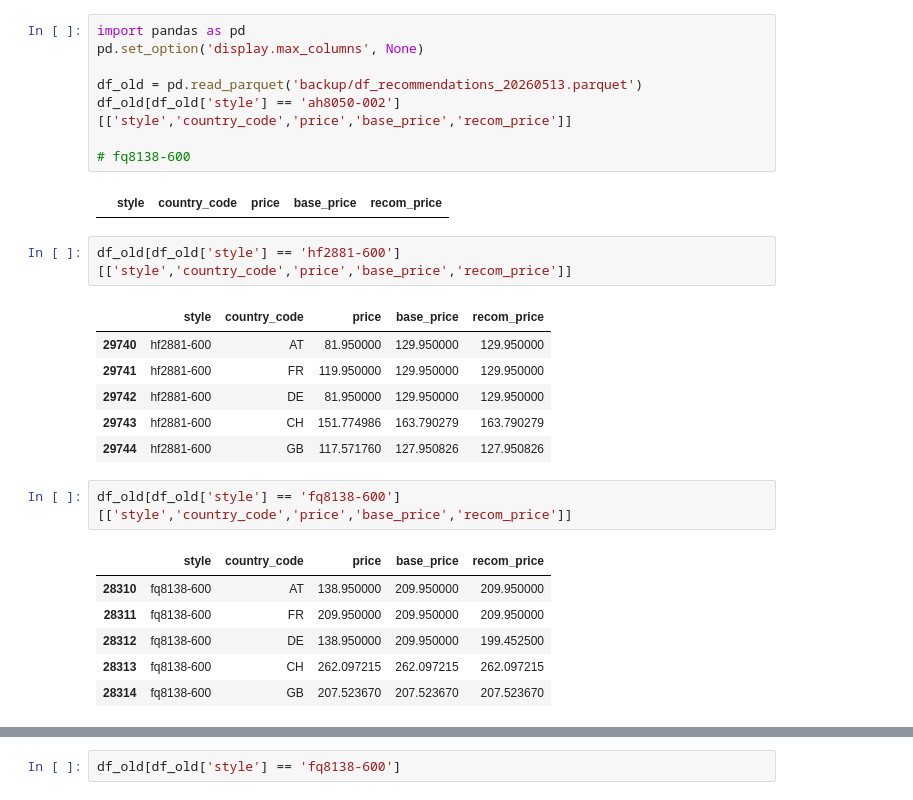
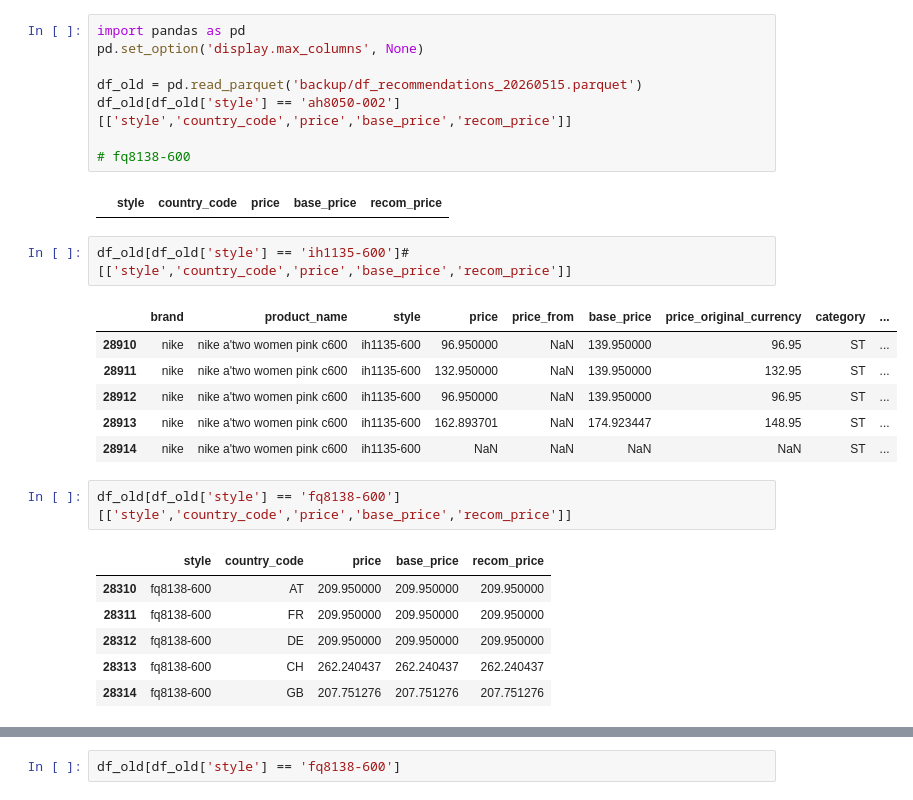
Before and after one commit to jurajkapasny/autopricing-kickz, a Jupyter notebook: kickz-dev.ipynb, the cells around one changed output, grey strips where cells are left out. Cells and saved outputs as stored; diff of their text form.

```diff
--- a/kickz-dev.ipynb
+++ b/kickz-dev.ipynb
@@ -105,27 +176,27 @@ df
 import pandas as pd
 pd.set_option('display.max_columns', None)
 
-df_old = pd.read_parquet('backup/df_recommendations_20260513.parquet')
+df_old = pd.read_parquet('backup/df_recommendations_20260515.parquet')
 df_old[df_old['style'] == 'ah8050-002'][['style','country_code','price','base_price','recom_price']]
 
 # fq8138-600
 # %% [output]
 |  | style | country_code | price | base_price | recom_price |
 # %%
-df_old[df_old['style'] == 'hf2881-600'][['style','country_code','price','base_price','recom_price']]
+df_old[df_old['style'] == 'ih1135-600']#[['style','country_code','price','base_price','recom_price']]
 # %% [output]
-|  | style | country_code | price | base_price | recom_price |
-| 29740 | hf2881-600 | AT | 81.950000 | 129.950000 | 129.950000 |
-| 29741 | hf2881-600 | FR | 119.950000 | 129.950000 | 129.950000 |
-| 29742 | hf2881-600 | DE | 81.950000 | 129.950000 | 129.950000 |
-| 29743 | hf2881-600 | CH | 151.774986 | 163.790279 | 163.790279 |
-| 29744 | hf2881-600 | GB | 117.571760 | 127.950826 | 127.950826 |
+|  | brand | product_name | style | price | price_from | base_price | price_original_currency | category | ... |
+| 28910 | nike | nike a'two women pink c600 | ih1135-600 | 96.950000 | NaN | 139.950000 | 96.95 | ST | ... |
+| 28911 | nike | nike a'two women pink c600 | ih1135-600 | 132.950000 | NaN | 139.950000 | 132.95 | ST | ... |
+| 28912 | nike | nike a'two women pink c600 | ih1135-600 | 96.950000 | NaN | 139.950000 | 96.95 | ST | ... |
+| 28913 | nike | nike a'two women pink c600 | ih1135-600 | 162.893701 | NaN | 174.923447 | 148.95 | ST | ... |
+| 28914 | nike | nike a'two women pink c600 | ih1135-600 | NaN | NaN | NaN | NaN | ST | ... |
 # %%
 df_old[df_old['style'] == 'fq8138-600'][['style','country_code','price','base_price','recom_price']]
 # %% [output]
 |  | style | country_code | price | base_price | recom_price |
-| 28310 | fq8138-600 | AT | 138.950000 | 209.950000 | 209.950000 |
+| 28310 | fq8138-600 | AT | 209.950000 | 209.950000 | 209.950000 |
 | 28311 | fq8138-600 | FR | 209.950000 | 209.950000 | 209.950000 |
-| 28312 | fq8138-600 | DE | 138.950000 | 209.950000 | 199.452500 |
-| 28313 | fq8138-600 | CH | 262.097215 | 262.097215 | 262.097215 |
-| 28314 | fq8138-600 | GB | 207.523670 | 207.523670 | 207.523670 |
+| 28312 | fq8138-600 | DE | 209.950000 | 209.950000 | 209.950000 |
+| 28313 | fq8138-600 | CH | 262.240437 | 262.240437 | 262.240437 |
+| 28314 | fq8138-600 | GB | 207.751276 | 207.751276 | 207.751276 |
```
Also changed, not shown: parts of 54 cells of this notebook, 1 other file.
